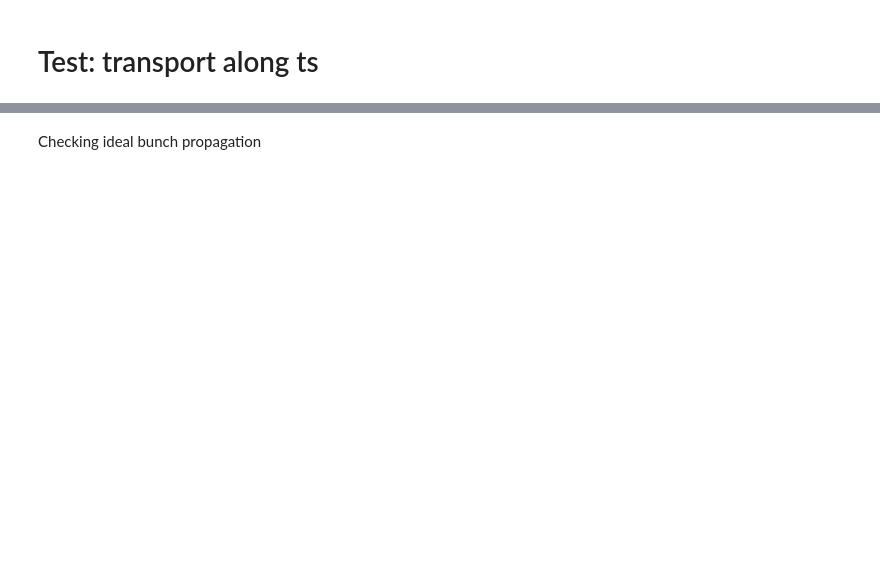
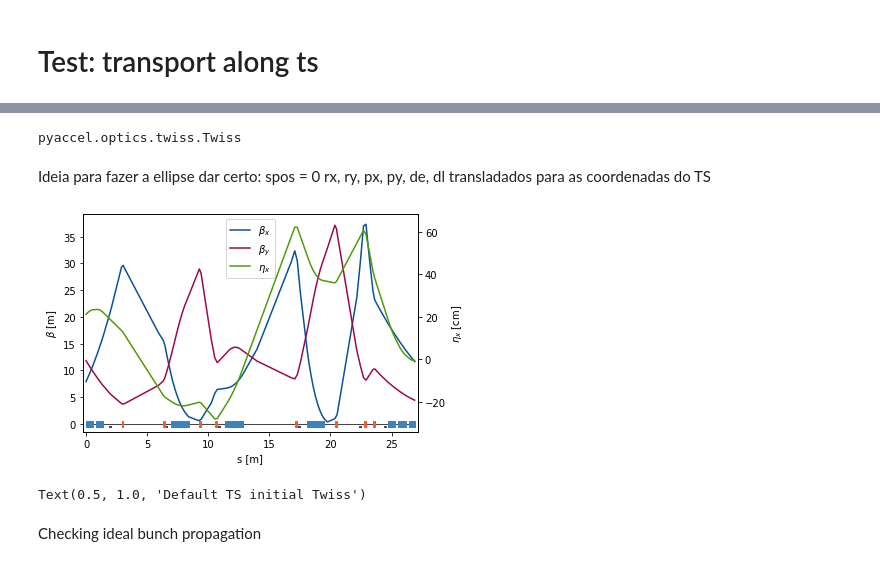
Before and after one commit to lnls-fac/apsuite, a Jupyter notebook: apsuite/sirius_injection/injection_nb_tests.ipynb, the cells around one changed output, grey strips where cells are left out. Drawn from its saved outputs; the diff is of its cells as text; code cells hidden in the pictures; blank space fills up the shorter version.

```diff
--- a/apsuite/sirius_injection/injection_nb_tests.ipynb
+++ b/apsuite/sirius_injection/injection_nb_tests.ipynb
@@ -66,3 +96,19 @@ Particles losts at TS = 105
+# %%
+type(injsys._ts_init_twiss)
+# %% [output]
+pyaccel.optics.twiss.Twiss
+# %% [markdown]
+Ideia para fazer a ellipse dar certo:
+spos = 0
+rx, ry, px, py, de, dl transladados para as coordenadas do TS
+# %%
+ts = injsys._ts
+twiss,_ = pa.optics.calc_twiss(ts, injsys._ts_init_twiss)
+fig, ax = pa.graphics.plot_twiss(ts,twiss)
+ax.set_title("Default TS initial Twiss")
+# %% [output]
+[figure, added]
+Text(0.5, 1.0, 'Default TS initial Twiss')
 # %% [markdown]
 Checking ideal bunch propagation
 # %%
```
Also changed, not shown: parts of 15 cells of this notebook.
